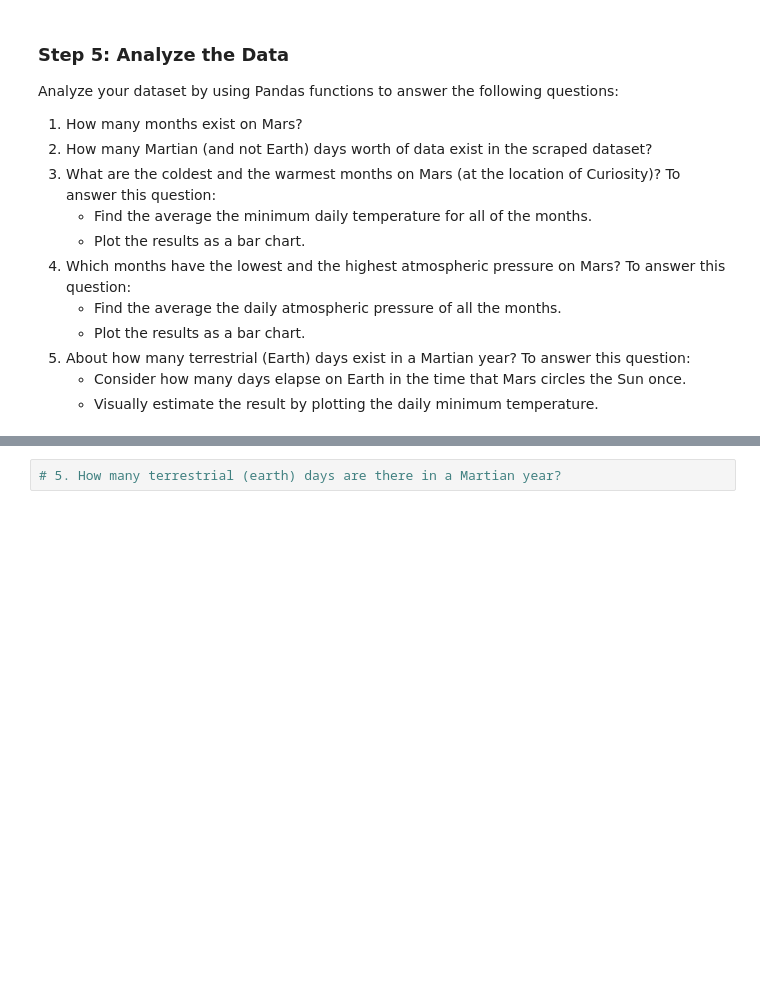
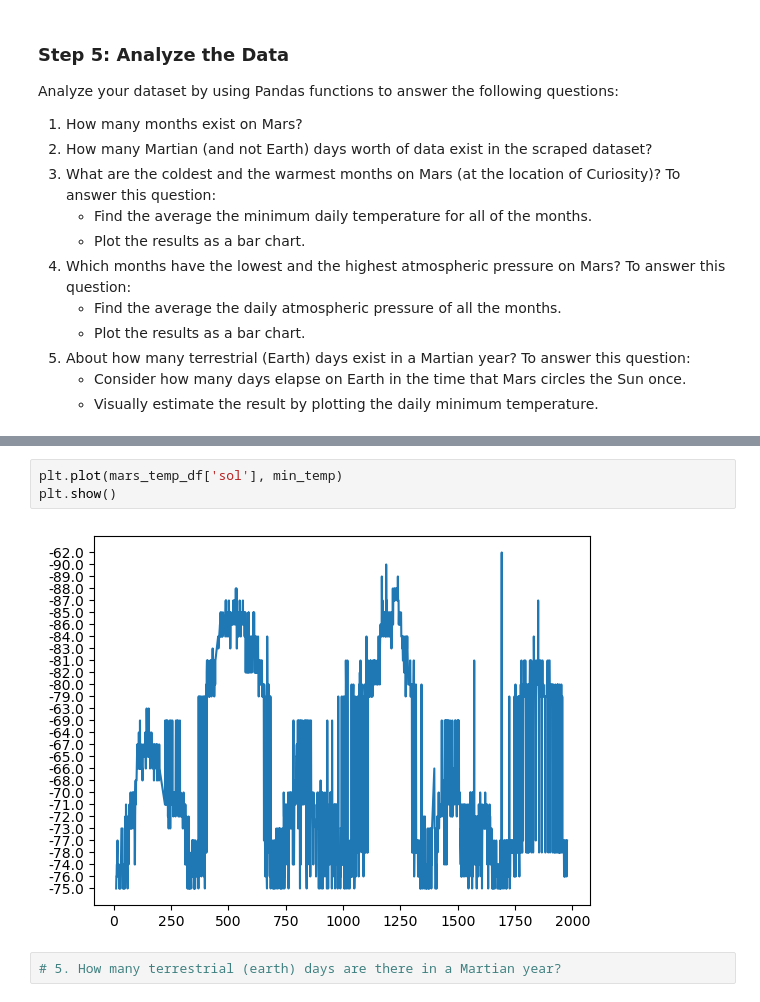
Before and after one commit to KeeganDavis/web-scraping-challenge, a Jupyter notebook: part_2_mars_weather.ipynb, the cells around one changed output, grey strips where cells are left out. Cells and saved outputs as stored; diff of their text form; blank space fills up the shorter version.

```diff
--- a/part_2_mars_weather.ipynb
+++ b/part_2_mars_weather.ipynb
@@ -246,3 +242,8 @@ Name: pressure, dtype: float64
+# %%
+plt.plot(mars_temp_df['sol'], min_temp)
+plt.show()
+# %% [output]
+[figure, added]
 # %%
 # 5. How many terrestrial (earth) days are there in a Martian year?
 # %% [output]
```
Also changed, not shown: parts of 10 cells of this notebook.
